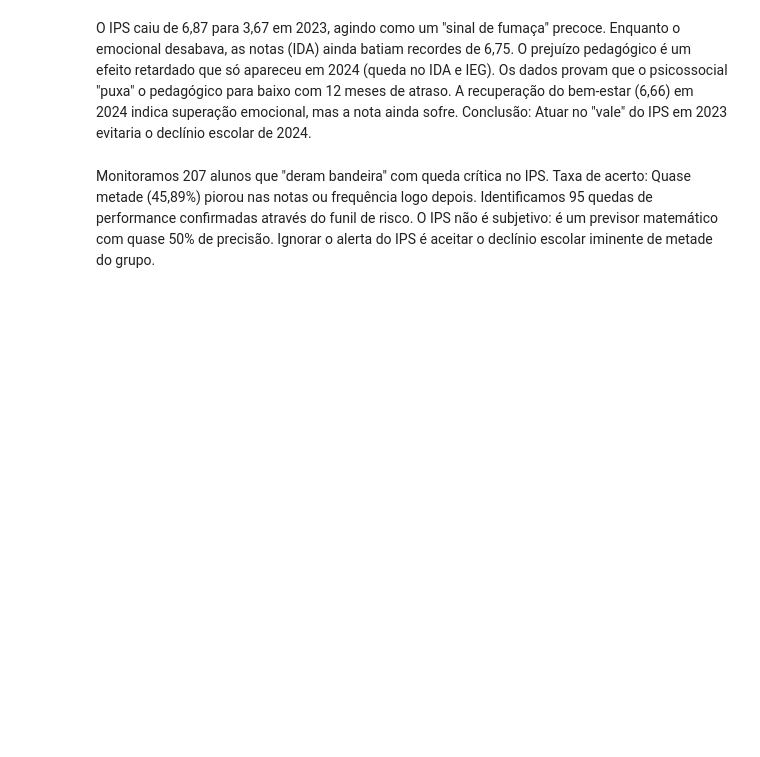
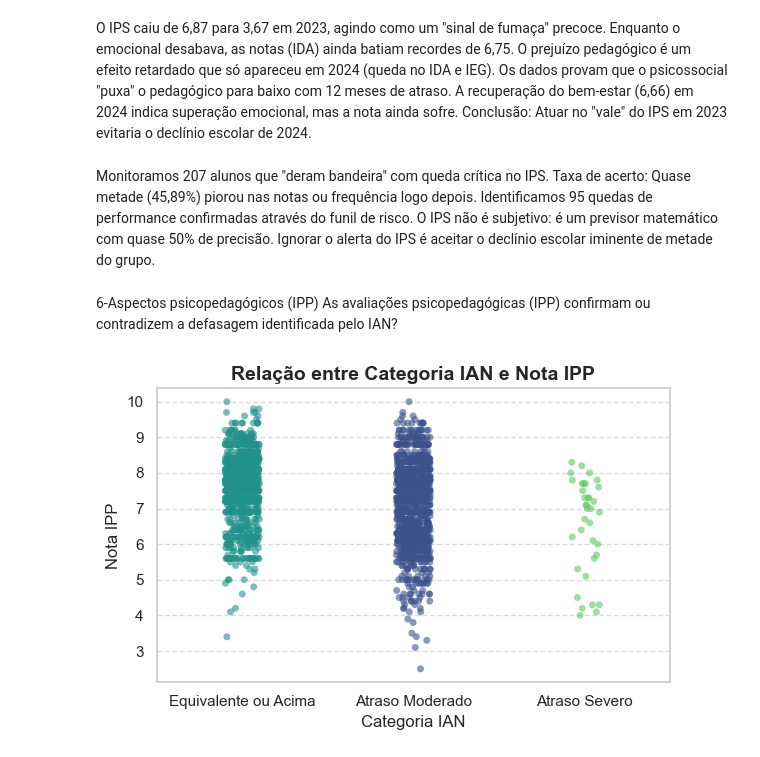
Before and after one commit to Alef2021/DATATHON_2026, a Jupyter notebook: notebooks/insights.ipynb, the cells around one changed output. Cells and saved outputs as stored; diff of their text form; code cells hidden in the pictures; blank space fills up the shorter version.

```diff
--- a/notebooks/insights.ipynb
+++ b/notebooks/insights.ipynb
@@ -396,3 +436,25 @@ Taxa de acerto: Quase metade (45,89%) piorou nas notas ou frequência logo depoi
 Identificamos 95 quedas de performance confirmadas através do funil de risco.
 O IPS não é subjetivo: é um previsor matemático com quase 50% de precisão.
 Ignorar o alerta do IPS é aceitar o declínio escolar iminente de metade do grupo.
+# %% [markdown]
+6-Aspectos psicopedagógicos (IPP)
+As avaliações psicopedagógicas (IPP) confirmam ou contradizem
+a defasagem identificada pelo IAN?
+# %%
+df_dados['IPP'] = pd.to_numeric(df_dados['IPP'], errors='coerce')
+
+ian_order = ['Equivalente ou Acima', 'Atraso Moderado', 'Atraso Severo']
+
+plt.figure(figsize=(6, 4))
+sns.stripplot(data=df_dados, x='IAN_Category', y='IPP', hue='IAN_Category',
+              order=ian_order, palette='viridis', jitter=True, alpha=0.6, legend=False)
+
+plt.title('Relação entre Categoria IAN e Nota IPP', fontsize=14, fontweight='bold')
+plt.xlabel('Categoria IAN', fontsize=12)
+plt.ylabel('Nota IPP', fontsize=12)
+plt.grid(axis='y', linestyle='--', alpha=0.7)
+
+plt.tight_layout()
+plt.show()
+# %% [output]
+[figure, added]
```
Also changed, not shown: parts of 12 cells of this notebook.
